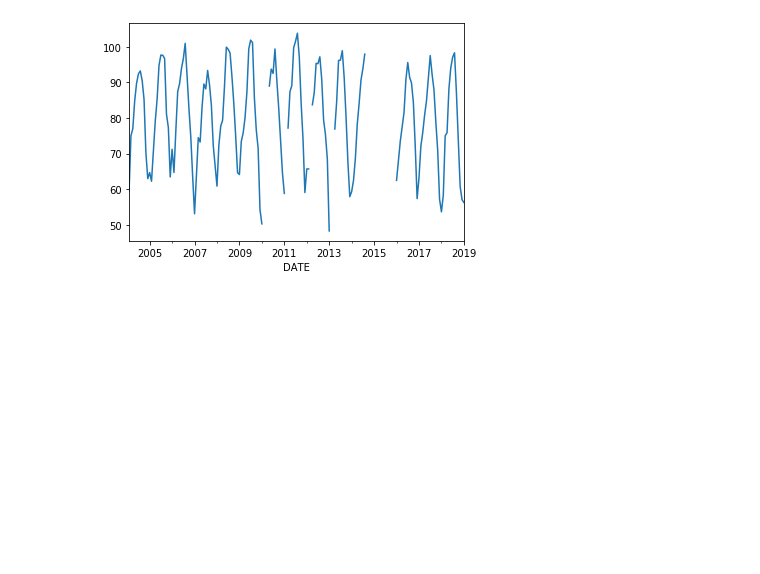
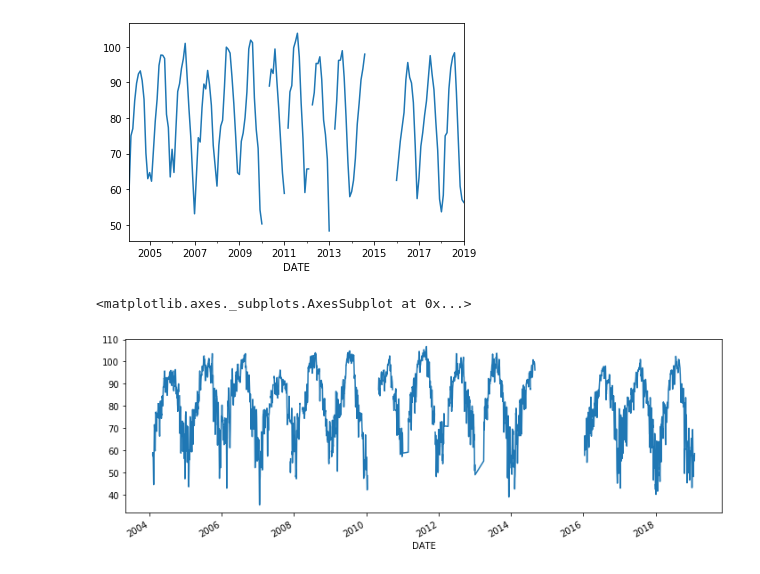
Before and after one commit to ravinder79/Climate-, a Jupyter notebook: climate_analysis.ipynb, the cells around one changed output. Cells and saved outputs as stored; diff of their text form; code cells hidden in the pictures; blank space fills up the shorter version.

```diff
--- a/climate_analysis.ipynb
+++ b/climate_analysis.ipynb
@@ -75,3 +75,8 @@ df.TMAX.resample('MS').mean().plot()
 plt.show()
 # %% [output]
 [figure]
+# %%
+df.TMAX.rolling(5).mean().plot(figsize=(12, 4))
+# %% [output]
+<matplotlib.axes._subplots.AxesSubplot at 0x...>
+[figure, added]
```
Also changed, not shown: parts of 6 cells of this notebook.
